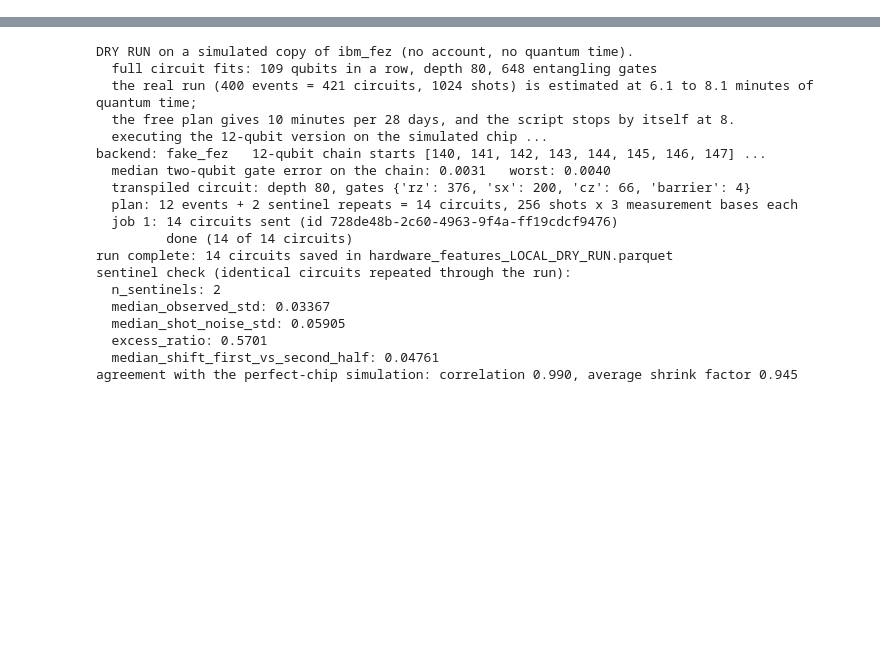
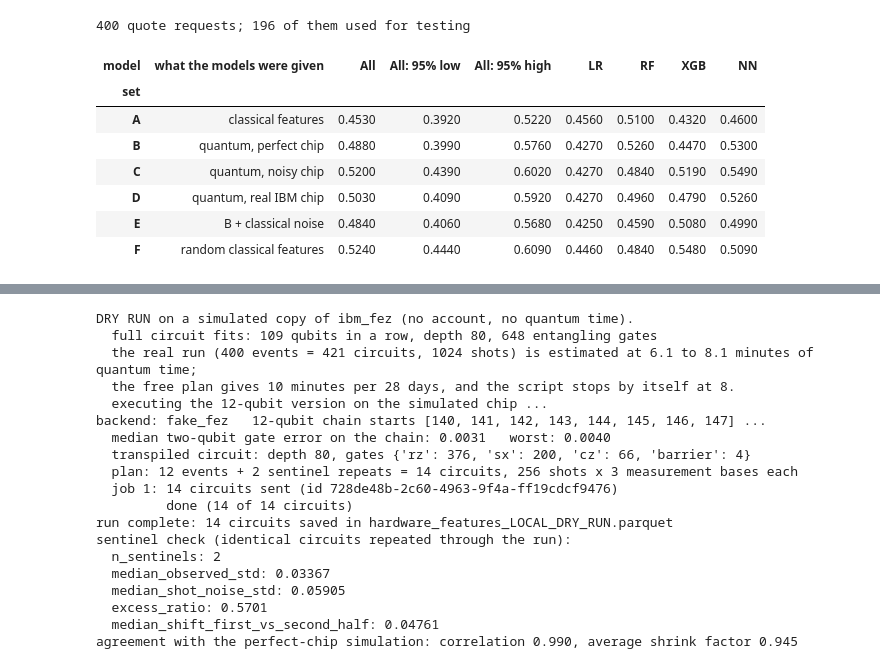
Before and after one commit to noahjacks/Quantum-Computation-of-Quantitative-Methods-with-Machine-Learning, a Jupyter notebook: notebooks/05_hardware_run_and_limitations.ipynb, the cells around one changed output, grey strips where cells are left out. Cells and saved outputs as stored; diff of their text form; code cells hidden in the pictures; blank space fills up the shorter version.

```diff
--- a/notebooks/05_hardware_run_and_limitations.ipynb
+++ b/notebooks/05_hardware_run_and_limitations.ipynb
@@ -91,0 +45,18 @@ Here is the output of the dry run (step 1) on this machine:
+# %%
+import json
+from qon import config as C
+RUN = C.ROOT / "results" / "hardware_run"          # a copy of the raw results is kept with the project
+run = json.loads((RUN / "hardware_features.json").read_text())
+timing = json.loads((RUN / "hardware_features_TIMING.json").read_text())
+hw = pd.read_parquet(RUN / "hardware_features.parquet")
+names = [c for c in hw.columns if c[0] in "XYZ" and c[1:].isdigit()]
+print(f"chip                   {run['backend']} (IBM, 156 qubits); {run['n_qubits']} of them used, in a row")
+print(f"when                   {hw['finished_at'].min():%d %b %Y, %H:%M} to {hw['finished_at'].max():%H:%M} UTC")
+print(f"quote requests         {run['n_events']}, sent in random order")
+print(f"check circuits         {int(hw['is_sentinel'].sum())} repeats of one fixed circuit, spread through the run")
+print(f"per circuit            {len(names)} measured averages; {run['shots']} shots for each of the X, Y and Z measurements")
+print(f"error handling         Pauli twirling + TREX, as in the HSBC paper")
+print(f"jobs sent to the chip  {len(run['jobs'])}; all completed: {run['complete']}")
+print(f"quantum time charged   {run['quantum_seconds_used']:.0f} seconds for the run, {timing['quantum_seconds_used']:.0f} for the timing job before it")
+print(f"                       (estimated beforehand: 368 to 486; the free plan gives 600 per 28 days)")
+print(f"missing values         {int(hw[names].isna().sum().sum())}")
@@ -91,0 +80,20 @@ Here is the output of the dry run (step 1) on this machine:
+# %%
+from qon.analysis import SET_INFO, fig_hardware
+tab = pd.read_csv(C.TABLES / "partD_hardware_auc.csv")
+summ = json.loads((C.TABLES / "partD_hardware_summary.json").read_text())
+print(f"{summ['n_events']} quote requests; {summ['n_test_events']} of them used for testing\n")
+wide = tab.pivot(index="set", columns="model", values="auc")[["All", "LR", "RF", "XGB", "NN"]]
+all_models = tab[tab.model == "All"].set_index("set")
+wide.insert(1, "All: 95% low", all_models["ci_low"]); wide.insert(2, "All: 95% high", all_models["ci_high"])
+wide.insert(0, "what the models were given", [SET_INFO[s][0][3:] for s in wide.index])
+wide.round(3)
+# %% [output]
+400 quote requests; 196 of them used for testing
+| model | what the models were given | All | All: 95% low | All: 95% high | LR | RF | XGB | NN |
+| set |  |  |  |  |  |  |  |  |
+| A | classical features | 0.4530 | 0.3920 | 0.5220 | 0.4560 | 0.5100 | 0.4320 | 0.4600 |
+| B | quantum, perfect chip | 0.4880 | 0.3990 | 0.5760 | 0.4270 | 0.5260 | 0.4470 | 0.5300 |
+| C | quantum, noisy chip | 0.5200 | 0.4390 | 0.6020 | 0.4270 | 0.4840 | 0.5190 | 0.5490 |
+| D | quantum, real IBM chip | 0.5030 | 0.4090 | 0.5920 | 0.4270 | 0.4960 | 0.4790 | 0.5260 |
+| E | B + classical noise | 0.4840 | 0.4060 | 0.5680 | 0.4250 | 0.4590 | 0.5080 | 0.4990 |
+| F | random classical features | 0.5240 | 0.4440 | 0.6090 | 0.4460 | 0.4840 | 0.5480 | 0.5090 |
```
Also changed, not shown: parts of 20 cells of this notebook, 22 other files.
